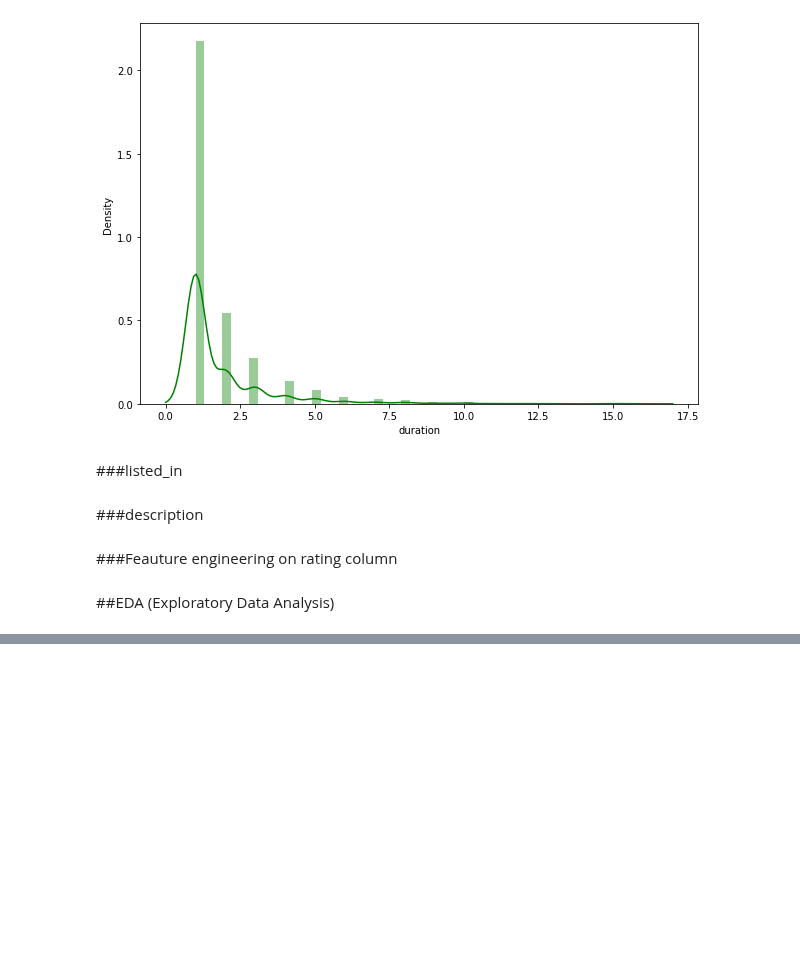
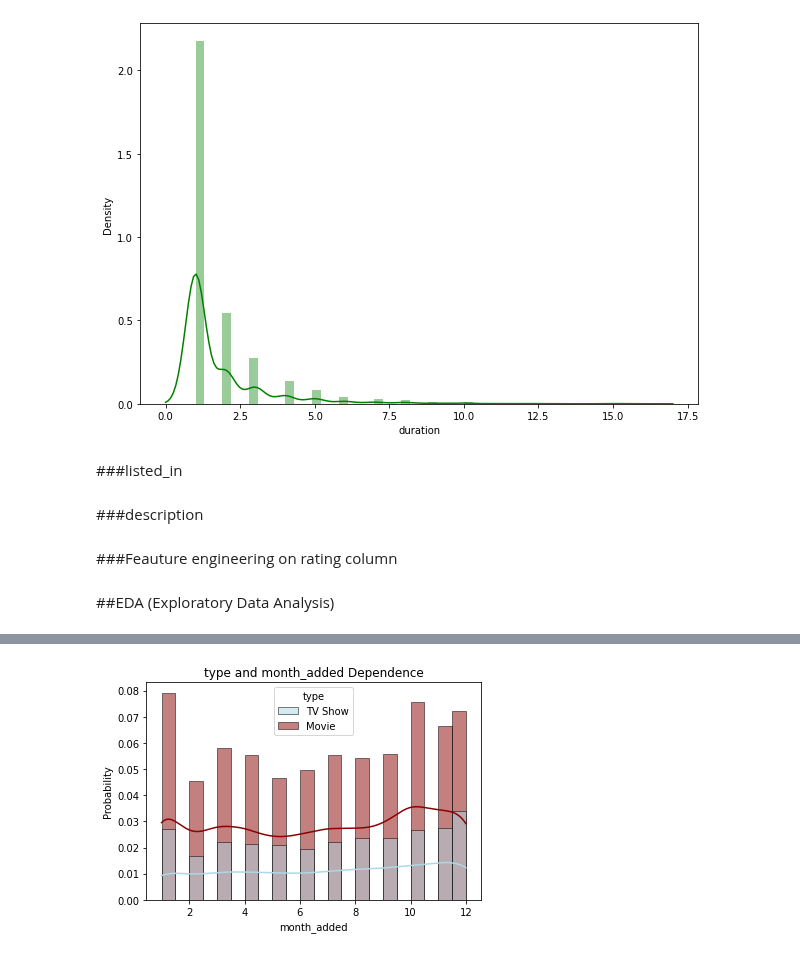
Before and after one commit to gauriagarwal18/NETFLIX_MOVIES_AND_TV_SHOWS_CLUSTERING, a Jupyter notebook: Netflix_Movies_And_Tv_Shows_Clustering_.ipynb, the cells around one changed output, grey strips where cells are left out. Drawn from its saved outputs; the diff is of its cells as text; code cells hidden in the pictures; blank space fills up the shorter version.

```diff
--- a/Netflix_Movies_And_Tv_Shows_Clustering_.ipynb
+++ b/Netflix_Movies_And_Tv_Shows_Clustering_.ipynb
@@ -780,0 +809,6 @@ netflix['target_ages'] = netflix['rating'].replace(ratings)
+# %%
+sns.histplot(data=netflix,x="month_added",stat="probability",binwidth=0.5,kde=True,hue="type",linewidth=0.5,palette=['lightblue','darkred'])
+plt.title("type and month_added Dependence")
+plt.show()
+# %% [output]
+[figure, added]
```
Also changed, not shown: parts of 9 cells of this notebook.
